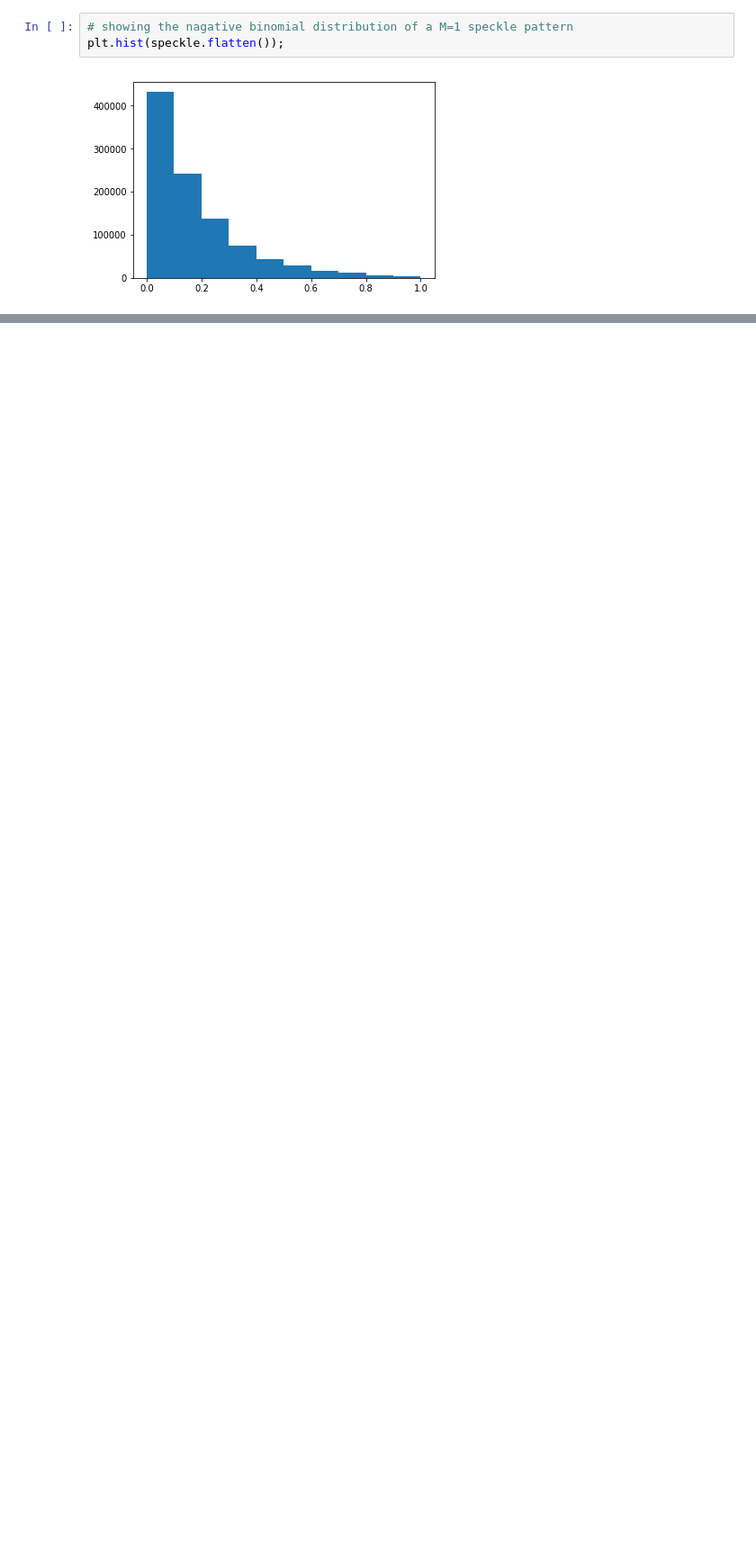
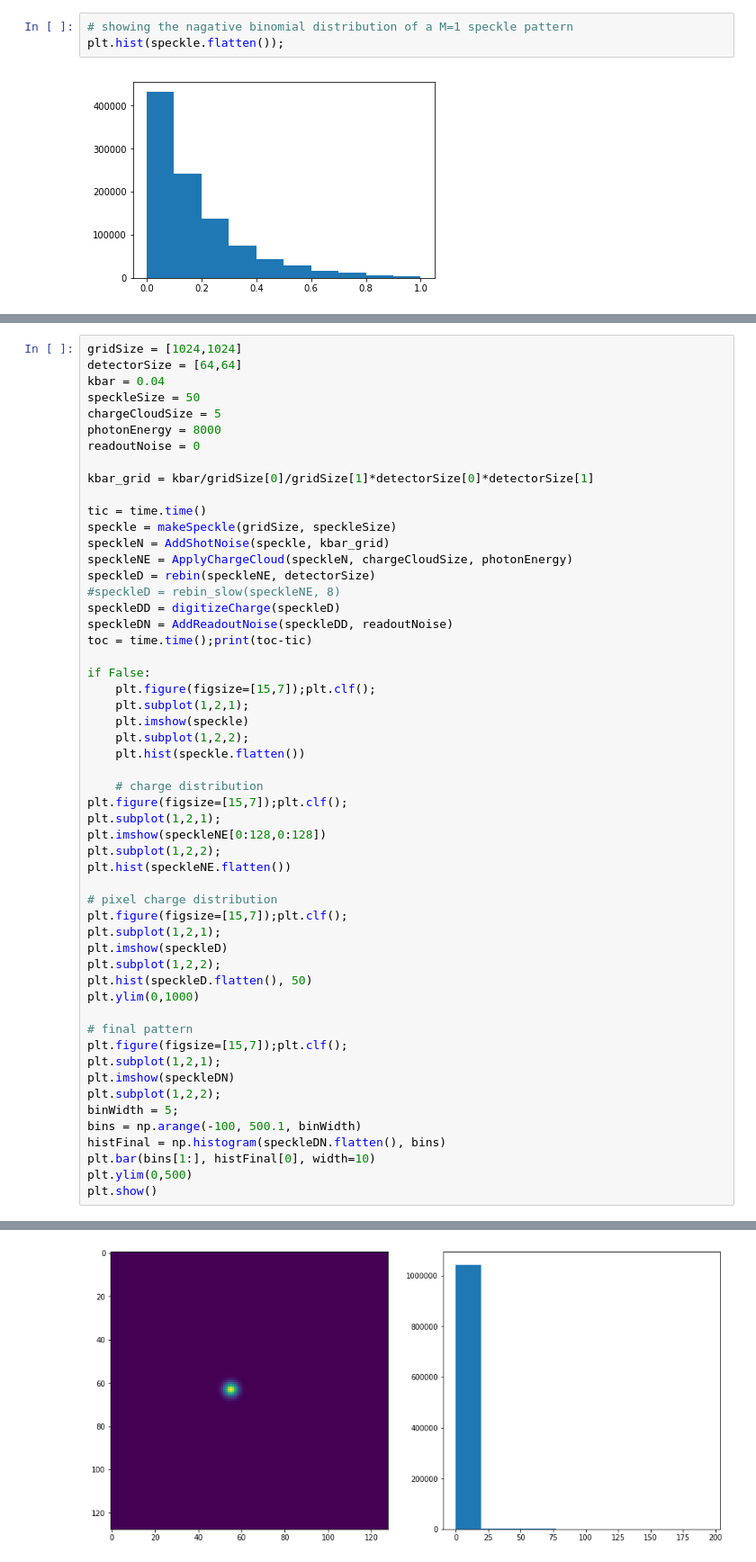
Before and after one commit to 98montanajordi/X-Ray-Speckle-visibitily-spectroscopy, a Jupyter notebook: Speckle_DZ.ipynb, the cells around one changed output, grey strips where cells are left out. Shown: that part at 90% size. Drawn from its saved outputs; the diff is of its cells as text; blank space fills up the shorter version.

```diff
--- a/Speckle_DZ.ipynb
+++ b/Speckle_DZ.ipynb
@@ -399,0 +164,55 @@ plt.show();
+# %%
+gridSize = [1024,1024]
+detectorSize = [64,64]
+kbar = 0.04
+speckleSize = 50
+chargeCloudSize = 5
+photonEnergy = 8000
+readoutNoise = 0
+
+kbar_grid = kbar/gridSize[0]/gridSize[1]*detectorSize[0]*detectorSize[1]
+
+tic = time.time()
+speckle = makeSpeckle(gridSize, speckleSize)
+speckleN = AddShotNoise(speckle, kbar_grid)
+speckleNE = ApplyChargeCloud(speckleN, chargeCloudSize, photonEnergy)
+speckleD = rebin(speckleNE, detectorSize)
+#speckleD = rebin_slow(speckleNE, 8)
+speckleDD = digitizeCharge(speckleD)
+speckleDN = AddReadoutNoise(speckleDD, readoutNoise)
+toc = time.time();print(toc-tic)
+
+if False:
+    plt.figure(figsize=[15,7]);plt.clf();
+    plt.subplot(1,2,1);
+    plt.imshow(speckle)
+    plt.subplot(1,2,2);
+    plt.hist(speckle.flatten())
+
+    # charge distribution
+plt.figure(figsize=[15,7]);plt.clf();
+plt.subplot(1,2,1);
+plt.imshow(speckleNE[0:128,0:128])
+plt.subplot(1,2,2);
+plt.hist(speckleNE.flatten())
+
+# pixel charge distribution
+plt.figure(figsize=[15,7]);plt.clf();
+plt.subplot(1,2,1);
+plt.imshow(speckleD)
+plt.subplot(1,2,2);
+plt.hist(speckleD.flatten(), 50)
+plt.ylim(0,1000)
+
+# final pattern
+plt.figure(figsize=[15,7]);plt.clf();
+plt.subplot(1,2,1);
+plt.imshow(speckleDN)
+plt.subplot(1,2,2);
+binWidth = 5;
+bins = np.arange(-100, 500.1, binWidth)
+histFinal = np.histogram(speckleDN.flatten(), bins)
+plt.bar(bins[1:], histFinal[0], width=10)
+plt.ylim(0,500)
+plt.show()
+# %% [output]
@@ -399,0 +220 @@ plt.show();
+[figure, added]
```
Also changed, not shown: parts of 35 cells of this notebook.
